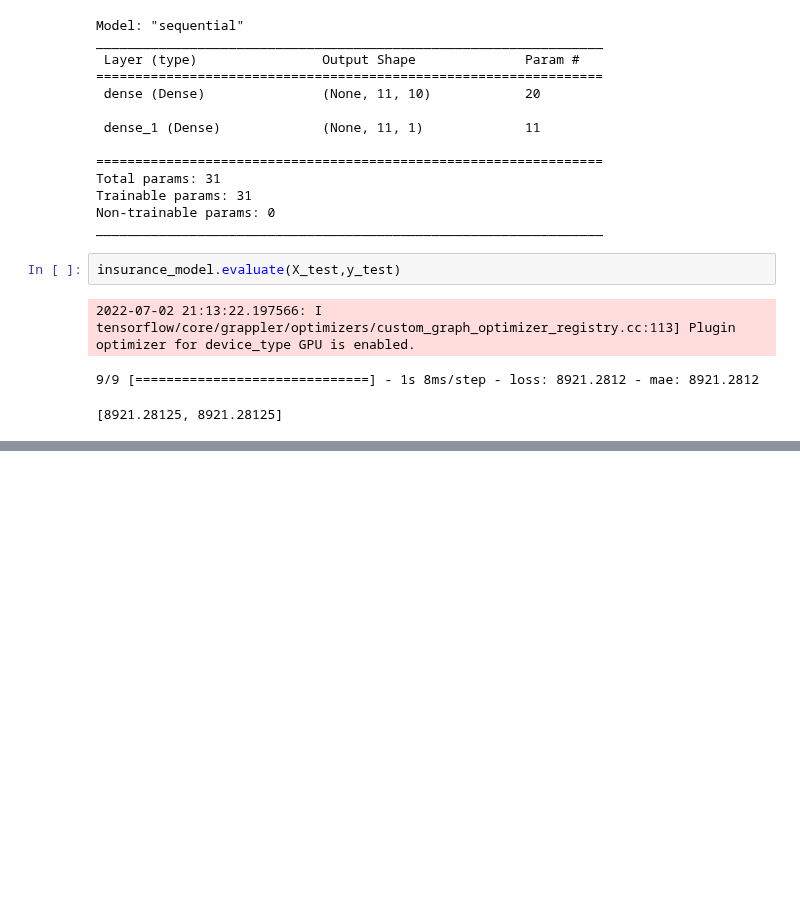
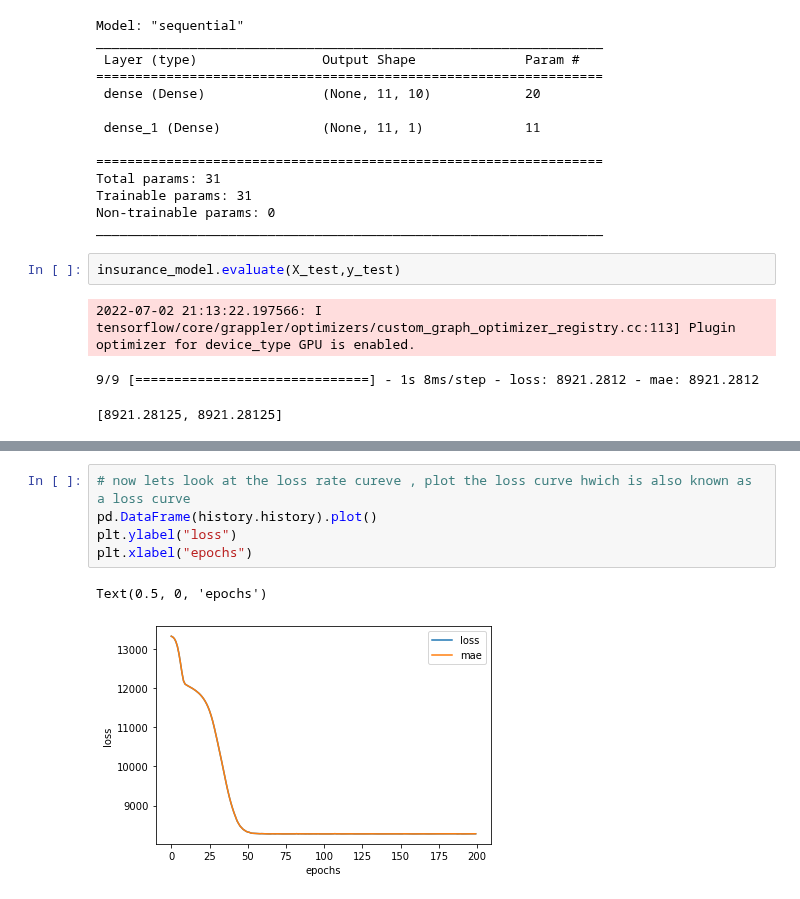
Before and after one commit to Janadhi14/tensorflow-test, a Jupyter notebook: insurance.ipynb, the cells around one changed output, grey strips where cells are left out. Saved outputs shown, nothing was run; the diff lists cells and outputs as text; blank space fills up the shorter version.

Commit message:
second loss curve plotted

```diff
--- a/insurance.ipynb
+++ b/insurance.ipynb
@@ -209,0 +292,8 @@ insurance_model.evaluate(X_test,y_test)
+# %%
+# now lets look at the loss rate cureve , plot the loss curve hwich is also known as a loss curve
+pd.DataFrame(history.history).plot()
+plt.ylabel("loss")
+plt.xlabel("epochs")
+# %% [output]
+Text(0.5, 0, 'epochs')
+[figure, added]
```
Also changed, not shown: parts of 5 cells of this notebook, 2 other files.
